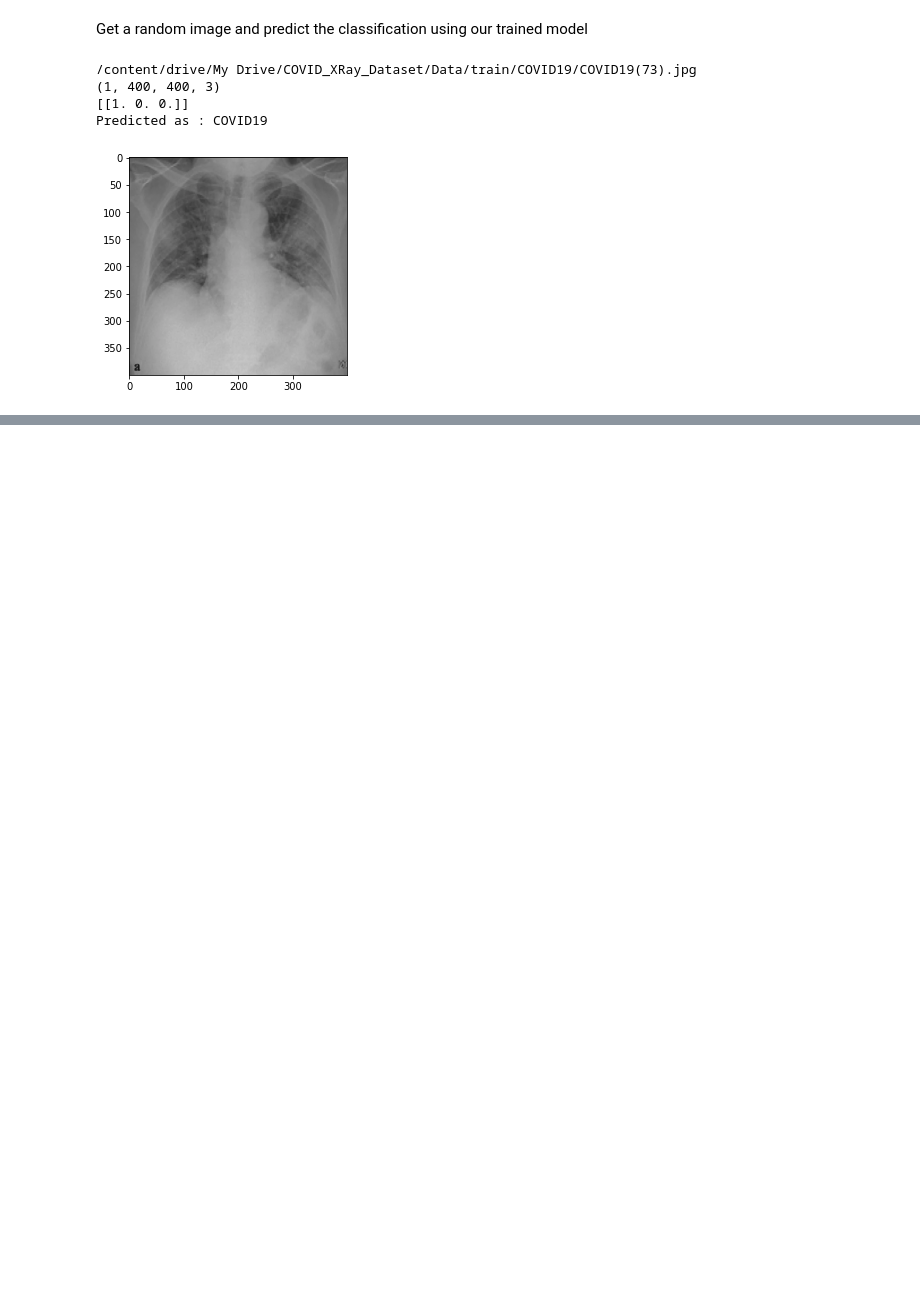
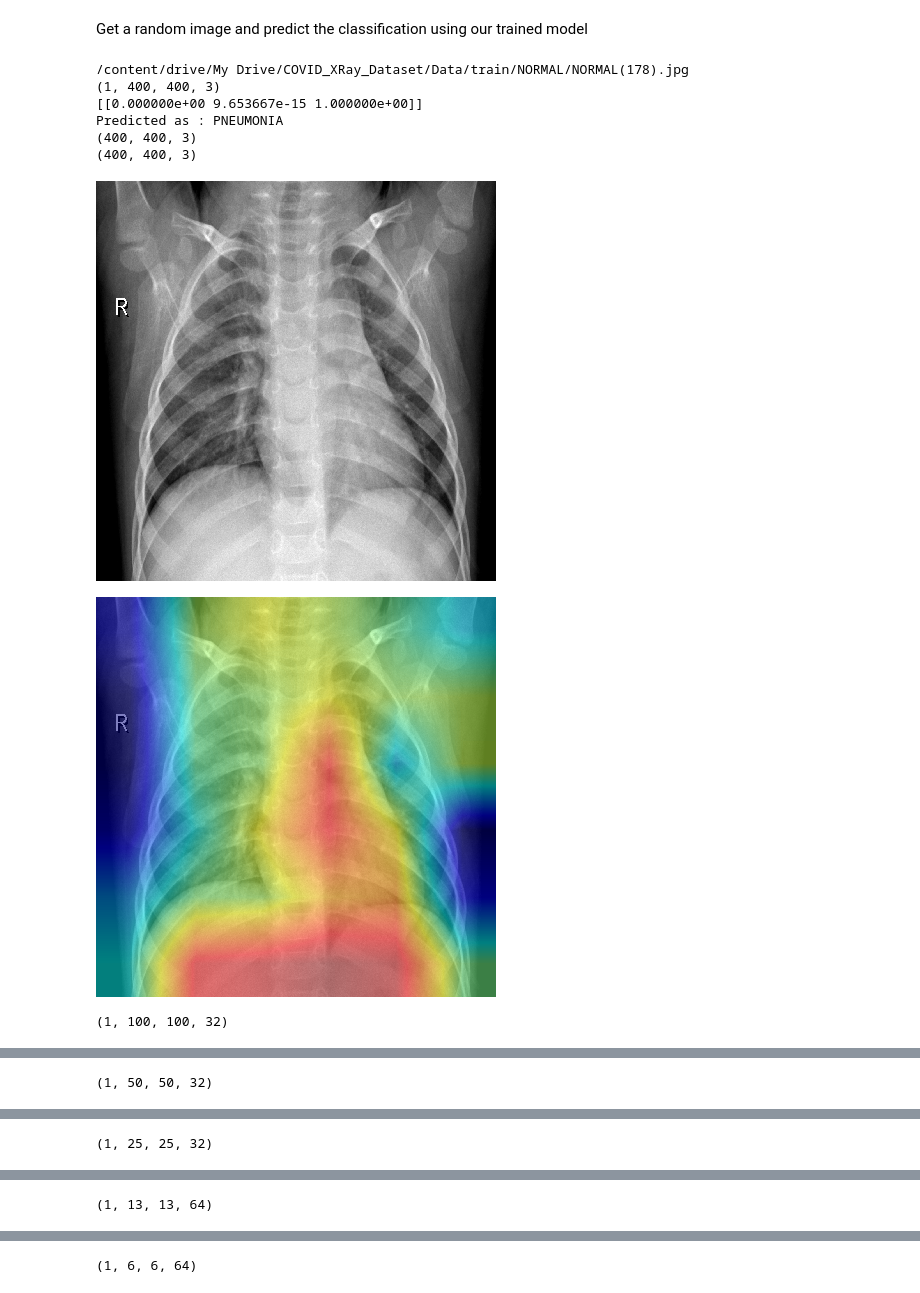
Before and after one commit to sriharsha-sreenatha/CSCI596_FinalProject, a Jupyter notebook: GradCAM.ipynb, the cells around one changed output, grey strips where cells are left out. Cells and saved outputs as stored; diff of their text form; code cells hidden in the pictures; blank space fills up the shorter version.

Commit message:
Final run of all models with heat-map outputs.

```diff
--- a/GradCAM.ipynb
+++ b/GradCAM.ipynb
@@ -260,7 +263,7 @@ Epoch 10/10
 # save the model
 model.save_weights("/content/drive/My Drive/COVID_XRay_Dataset/weights.h5")
 # %%
-model.load_weights("/content/drive/My Drive/COVID_XRay_Dataset/weights.h5")
+model2.load_weights("/content/drive/My Drive/COVID_XRay_Dataset/weights.h5")
 # %% [markdown]
 Get a random image and predict the classification using our trained model
 # %%
@@ -287,30 +290,63 @@ def showHeatMap(img, model, layerName):
   cv2_imshow(superimposed_img)
 # %%
 from random import randint
-ctype="COVID19"
+ctype="NORMAL"
 testPath = train_dir+"/"+ctype
 dir = os.listdir(testPath)
 total = len(dir)
 random_index = randint(1, total)
 random_covid_image_name = dir[random_index]
 
 covid_img_path = os.path.join(testPath, random_covid_image_name)
 print(covid_img_path)
 random_covid_img = image.load_img(covid_img_path, target_size=image_size)
 
 plt.imshow(random_covid_img)
 
 random_covid_img_array = image.img_to_array(random_covid_img)
 covid_img_array = np.expand_dims(random_covid_img_array, axis=0)
 print(covid_img_array.shape)
 
-preds = model.predict(covid_img_array)
+preds = model2.predict(covid_img_array)
 print(preds)
 label = np.argmax(preds, axis =1)
 print("Predicted as : "+mapping[label[0]])
+
+showHeatMap(covid_img_array, model2, "max_pooling2d_8")
+
+
+from keras.applications.imagenet_utils import preprocess_input
+from keras.preprocessing.image import load_img
+from keras.preprocessing.image import img_to_array
+from keras.models import Model
+from matplotlib import pyplot
+from numpy import expand_dims
+# load the model
+# redefine model to output right after the first hidden layer
+ixs = [1, 2, 3, 4, 5, 6, 7, 8, 9]
+outputs = [model2.layers[i].output for i in ixs]
+modelX = Model(inputs=model2.inputs, outputs=outputs)
+
+feature_maps = modelX.predict(covid_img_array)
+# plot the output from each block
+square = 1
+for fmap in feature_maps[:5]:
+    ix = 1
+    print(fmap.shape)
+    for _ in range(square):
+        ax = pyplot.subplot(square, square, ix)
+        ax.set_xticks([])
+        ax.set_yticks([])
+        pyplot.imshow(fmap[0, :, :, ix-1], cmap='gray')
+        ix += 1
+    pyplot.show()
 # %% [output]
-/content/drive/My Drive/COVID_XRay_Dataset/Data/train/COVID19/COVID19(73).jpg
+/content/drive/My Drive/COVID_XRay_Dataset/Data/train/NORMAL/NORMAL(178).jpg
 (1, 400, 400, 3)
-[[1. 0. 0.]]
-Predicted as : COVID19
+[[0.000000e+00 9.653667e-15 1.000000e+00]]
+Predicted as : PNEUMONIA
+(400, 400, 3)
+(400, 400, 3)
-[figure, old version]
+[figure, new version]
+[figure, added]
+(1, 100, 100, 32)
@@ -316,0 +354 @@ Predicted as : COVID19
+(1, 50, 50, 32)
@@ -316,0 +356 @@ Predicted as : COVID19
+(1, 25, 25, 32)
@@ -316,0 +358 @@ Predicted as : COVID19
+(1, 13, 13, 64)
@@ -316,0 +360 @@ Predicted as : COVID19
+(1, 6, 6, 64)
```
Also changed, not shown: parts of 7 cells of this notebook.
